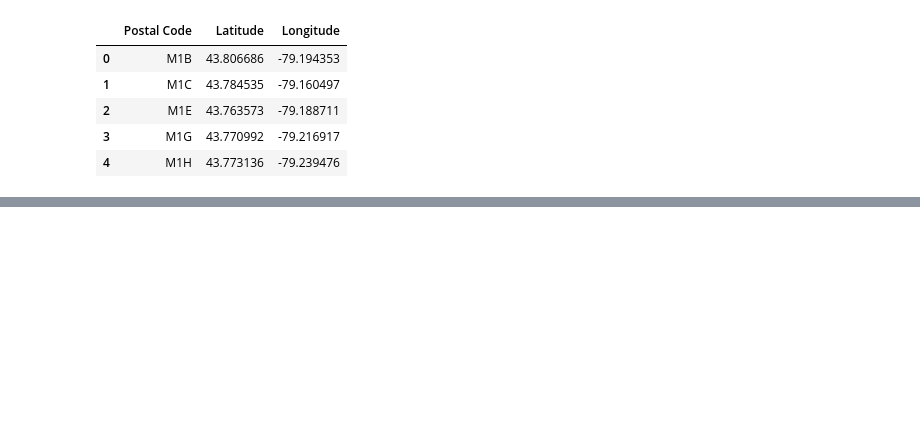
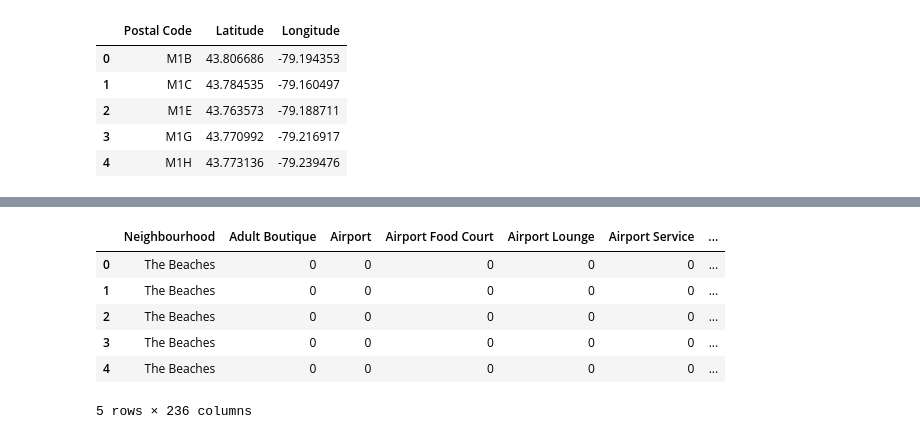
Before and after one commit to ocampodav/Coursera_Capstone, a Jupyter notebook: Applied Data Science Capstone.ipynb, the cells around one changed output, grey strips where cells are left out. Cells and saved outputs as stored; diff of their text form; code cells hidden in the pictures; blank space fills up the shorter version.

```diff
--- a/Applied Data Science Capstone.ipynb
+++ b/Applied Data Science Capstone.ipynb
@@ -150,0 +254,12 @@ postal_codes_coord
+# %%
+# add neighborhood column back to dataframe
+toronto_onehot = pd.concat([toronto_venues['Neighbourhood'], toronto_onehot], axis=1)
+toronto_onehot.head()
+# %% [output]
+|  | Neighbourhood | Adult Boutique | Airport | Airport Food Court | Airport Lounge | Airport Service | ... |
+| 0 | The Beaches | 0 | 0 | 0 | 0 | 0 | ... |
+| 1 | The Beaches | 0 | 0 | 0 | 0 | 0 | ... |
+| 2 | The Beaches | 0 | 0 | 0 | 0 | 0 | ... |
+| 3 | The Beaches | 0 | 0 | 0 | 0 | 0 | ... |
+| 4 | The Beaches | 0 | 0 | 0 | 0 | 0 | ... |
+5 rows × 236 columns
```
Also changed, not shown: parts of 35 cells of this notebook.
